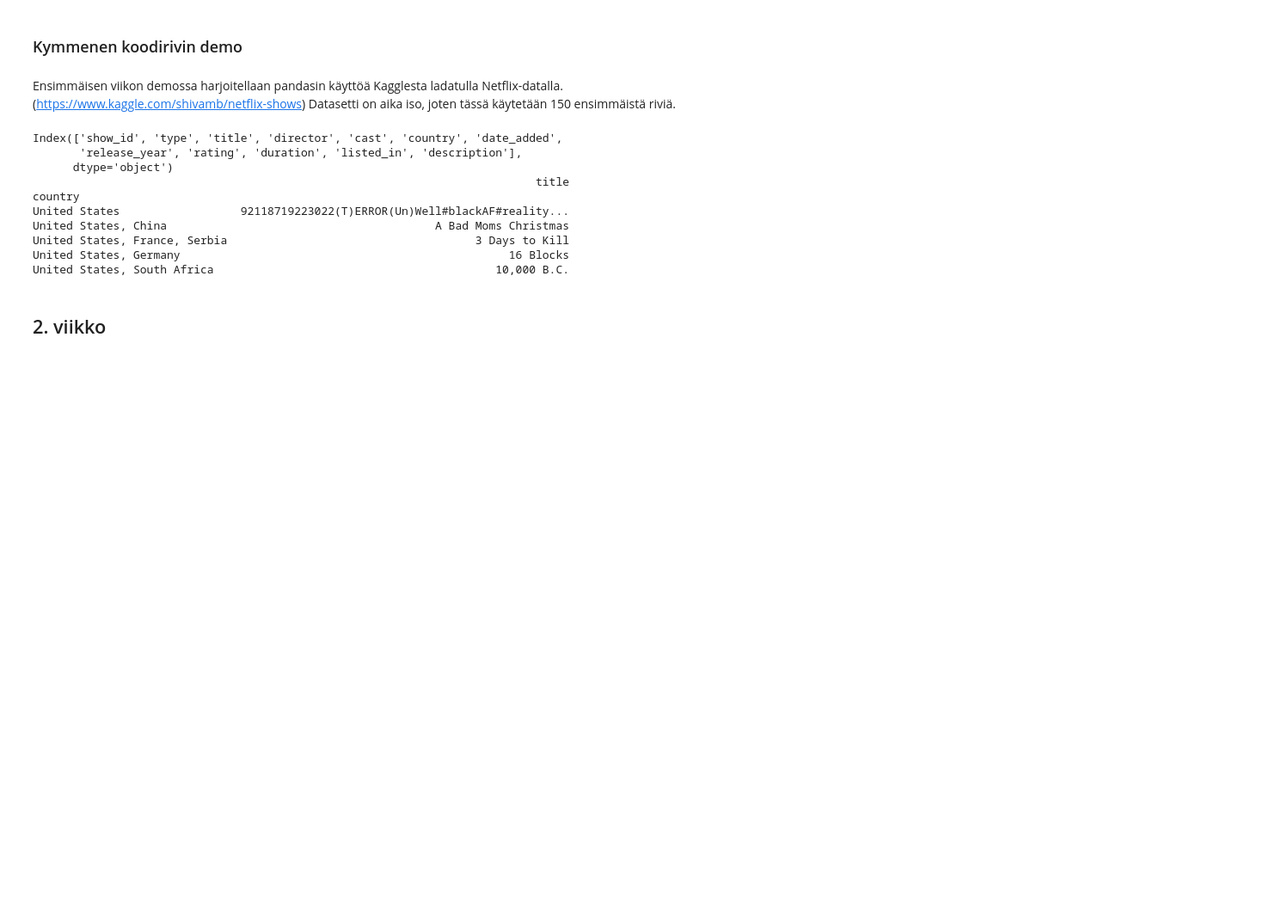
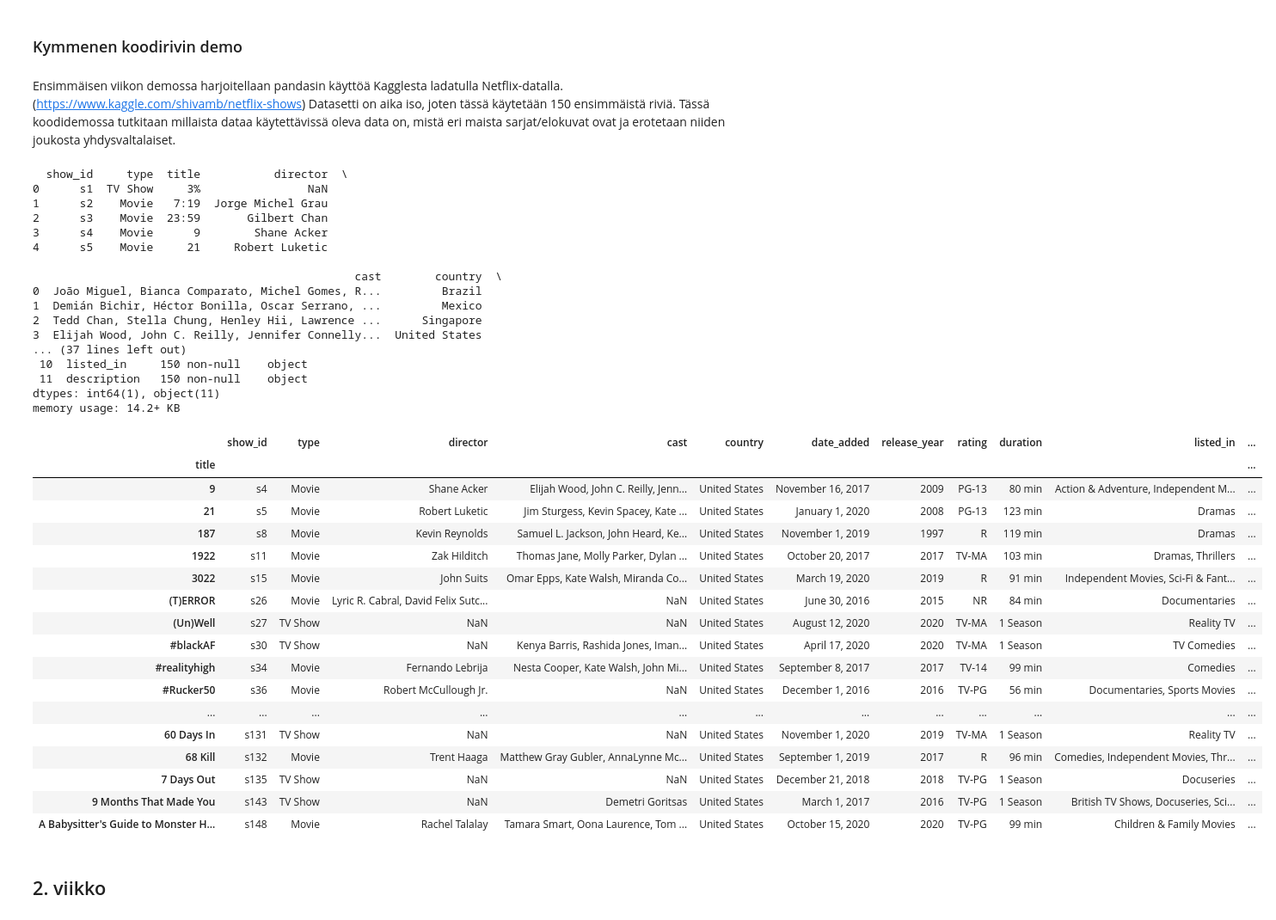
Before and after one commit to hirvonensara/joda, a Jupyter notebook: joda_diary_sara.ipynb, the cells around one changed output. Shown: that part at 86% size. Cells and saved outputs as stored; diff of their text form; code cells hidden in the pictures; blank space fills up the shorter version.

Commit message:
Ensimmäisen koodidemon viimeistely

```diff
--- a/joda_diary_sara.ipynb
+++ b/joda_diary_sara.ipynb
@@ -22,28 +22,56 @@ Ensimmäisellä luennolla otettiin katsaus siihen, mitä datatiede on, mitä asi
 # %% [markdown]
 ### Kymmenen koodirivin demo
 # %% [markdown]
-Ensimmäisen viikon demossa harjoitellaan pandasin käyttöä Kagglesta ladatulla Netflix-datalla. (https://www.kaggle.com/shivamb/netflix-shows) Datasetti on aika iso, joten tässä käytetään 150 ensimmäistä riviä.
+Ensimmäisen viikon demossa harjoitellaan pandasin käyttöä Kagglesta ladatulla Netflix-datalla. (https://www.kaggle.com/shivamb/netflix-shows) Datasetti on aika iso, joten tässä käytetään 150 ensimmäistä riviä. Tässä koodidemossa tutkitaan millaista dataa käytettävissä oleva data on, mistä eri maista sarjat/elokuvat ovat ja erotetaan niiden joukosta yhdysvaltalaiset.
 # %%
 import pandas as pd
 url = 'https://github.com/hirvonensara/joda/raw/master/demodata/netflix_titles.csv'
-orig_df = pd.read_csv(url, nrows=150)
-df = orig_df.copy()
-print(df.columns)
-titles_and_countries = df[['title','country']]
-titles_by_countries = titles_and_countries.groupby(["country"]).sum
-#print(titles_and_countries.tail())
-print(titles_by_countries.tail())
+df = pd.read_csv(url, nrows=150)
+print(df.head())
+df.info()
+df['country'].value_counts()
+df.loc[0]['description']
+df.set_index('title', inplace=True)
+df.head()
+# Halutaan tietää kaikki yhdysvaltaiset sarjat ja elokuvat
+filtr = (df['country'] == 'United States')
+df[filtr]
 # %% [output]
-Index(['show_id', 'type', 'title', 'director', 'cast', 'country', 'date_added',
-       'release_year', 'rating', 'duration', 'listed_in', 'description'],
-      dtype='object')
-                                                                           title
-country
-United States                  92118719223022(T)ERROR(Un)Well#blackAF#reality...
-United States, China                                        A Bad Moms Christmas
-United States, France, Serbia                                     3 Days to Kill
-United States, Germany                                                 16 Blocks
-United States, South Africa                                          10,000 B.C.
+  show_id     type  title           director  \
+0      s1  TV Show     3%                NaN
+1      s2    Movie   7:19  Jorge Michel Grau
+2      s3    Movie  23:59       Gilbert Chan
+3      s4    Movie      9        Shane Acker
+4      s5    Movie     21     Robert Luketic
+
+                                                cast        country  \
+0  João Miguel, Bianca Comparato, Michel Gomes, R...         Brazil
+1  Demián Bichir, Héctor Bonilla, Oscar Serrano, ...         Mexico
+2  Tedd Chan, Stella Chung, Henley Hii, Lawrence ...      Singapore
+3  Elijah Wood, John C. Reilly, Jennifer Connelly...  United States
+... (37 lines left out)
+ 10  listed_in     150 non-null    object
+ 11  description   150 non-null    object
+dtypes: int64(1), object(11)
+memory usage: 14.2+ KB
+|  | show_id | type | director | cast | country | date_added | release_year | rating | duration | listed_in | ... |
+| title |  |  |  |  |  |  |  |  |  |  | ... |
+| 9 | s4 | Movie | Shane Acker | Elijah Wood, John C. Reilly, Jenn... | United States | November 16, 2017 | 2009 | PG-13 | 80 min | Action & Adventure, Independent M... | ... |
+| 21 | s5 | Movie | Robert Luketic | Jim Sturgess, Kevin Spacey, Kate ... | United States | January 1, 2020 | 2008 | PG-13 | 123 min | Dramas | ... |
+| 187 | s8 | Movie | Kevin Reynolds | Samuel L. Jackson, John Heard, Ke... | United States | November 1, 2019 | 1997 | R | 119 min | Dramas | ... |
+| 1922 | s11 | Movie | Zak Hilditch | Thomas Jane, Molly Parker, Dylan ... | United States | October 20, 2017 | 2017 | TV-MA | 103 min | Dramas, Thrillers | ... |
+| 3022 | s15 | Movie | John Suits | Omar Epps, Kate Walsh, Miranda Co... | United States | March 19, 2020 | 2019 | R | 91 min | Independent Movies, Sci-Fi & Fant... | ... |
+| (T)ERROR | s26 | Movie | Lyric R. Cabral, David Felix Sutc... | NaN | United States | June 30, 2016 | 2015 | NR | 84 min | Documentaries | ... |
+| (Un)Well | s27 | TV Show | NaN | NaN | United States | August 12, 2020 | 2020 | TV-MA | 1 Season | Reality TV | ... |
+| #blackAF | s30 | TV Show | NaN | Kenya Barris, Rashida Jones, Iman... | United States | April 17, 2020 | 2020 | TV-MA | 1 Season | TV Comedies | ... |
+| #realityhigh | s34 | Movie | Fernando Lebrija | Nesta Cooper, Kate Walsh, John Mi... | United States | September 8, 2017 | 2017 | TV-14 | 99 min | Comedies | ... |
+| #Rucker50 | s36 | Movie | Robert McCullough Jr. | NaN | United States | December 1, 2016 | 2016 | TV-PG | 56 min | Documentaries, Sports Movies | ... |
+| ... | ... | ... | ... | ... | ... | ... | ... | ... | ... | ... | ... |
+| 60 Days In | s131 | TV Show | NaN | NaN | United States | November 1, 2020 | 2019 | TV-MA | 1 Season | Reality TV | ... |
+| 68 Kill | s132 | Movie | Trent Haaga | Matthew Gray Gubler, AnnaLynne Mc... | United States | September 1, 2019 | 2017 | R | 96 min | Comedies, Independent Movies, Thr... | ... |
+| 7 Days Out | s135 | TV Show | NaN | NaN | United States | December 21, 2018 | 2018 | TV-PG | 1 Season | Docuseries | ... |
+| 9 Months That Made You | s143 | TV Show | NaN | Demetri Goritsas | United States | March 1, 2017 | 2016 | TV-PG | 1 Season | British TV Shows, Docuseries, Sci... | ... |
+| A Babysitter's Guide to Monster H... | s148 | Movie | Rachel Talalay | Tamara Smart, Oona Laurence, Tom ... | United States | October 15, 2020 | 2020 | TV-PG | 99 min | Children & Family Movies | ... |
 # %% [markdown]
 ## 2. viikko
 # %% [markdown]
```
